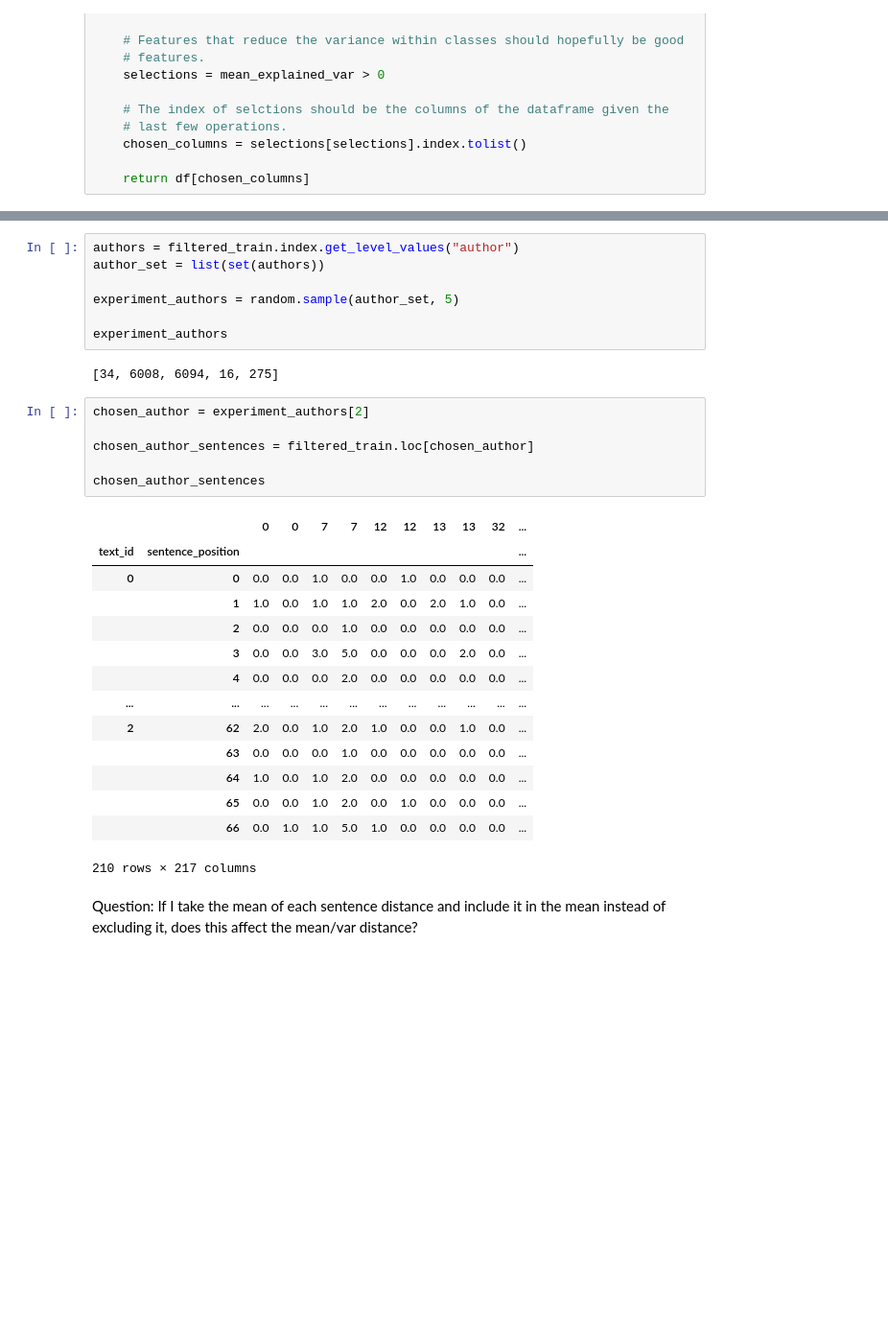
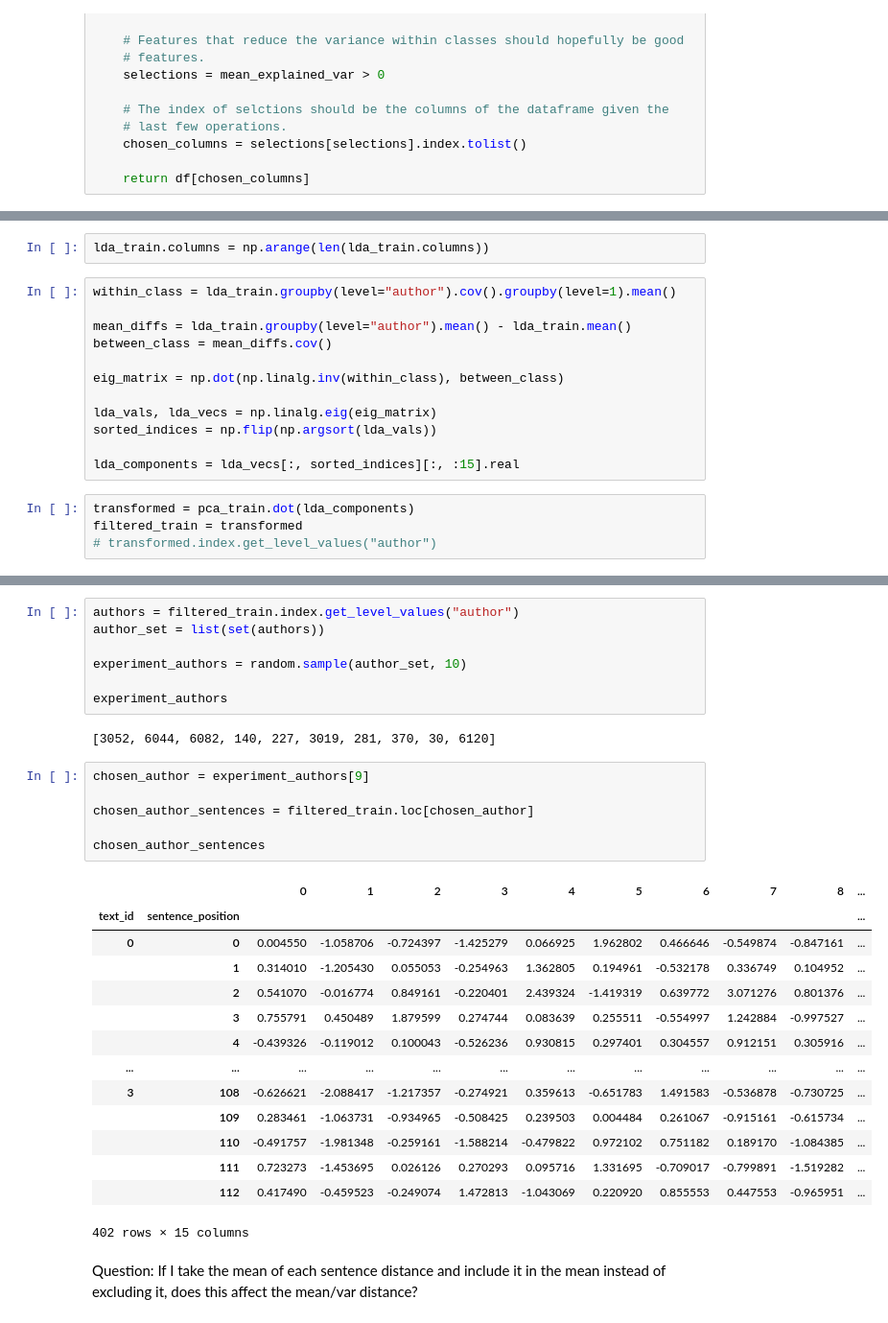
Before and after one commit to EngineeringForever2018/Senior-Project, a Jupyter notebook: notebooks/develop/2021-04-08-gc-custom_thresholds.ipynb, the cells around one changed output, grey strips where cells are left out. Shown at 96% size. Cells and saved outputs as stored; diff of their text form; blank space fills up the shorter version.

```diff
--- a/notebooks/develop/2021-04-08-gc-custom_thresholds.ipynb
+++ b/notebooks/develop/2021-04-08-gc-custom_thresholds.ipynb
@@ -76,0 +105,18 @@ filtered_train
+# %%
+lda_train.columns = np.arange(len(lda_train.columns))
+# %%
+within_class = lda_train.groupby(level="author").cov().groupby(level=1).mean()
+
+mean_diffs = lda_train.groupby(level="author").mean() - lda_train.mean()
+between_class = mean_diffs.cov()
+
+eig_matrix = np.dot(np.linalg.inv(within_class), between_class)
+
+lda_vals, lda_vecs = np.linalg.eig(eig_matrix)
+sorted_indices = np.flip(np.argsort(lda_vals))
+
+lda_components = lda_vecs[:, sorted_indices][:, :15].real
+# %%
+transformed = pca_train.dot(lda_components)
+filtered_train = transformed
+# transformed.index.get_level_values("author")
@@ -78,32 +140,32 @@ filtered_train
 authors = filtered_train.index.get_level_values("author")
 author_set = list(set(authors))
 
-experiment_authors = random.sample(author_set, 5)
+experiment_authors = random.sample(author_set, 10)
 
 experiment_authors
 # %% [output]
-[34, 6008, 6094, 16, 275]
+[3052, 6044, 6082, 140, 227, 3019, 281, 370, 30, 6120]
 # %%
-chosen_author = experiment_authors[2]
+chosen_author = experiment_authors[9]
 
 chosen_author_sentences = filtered_train.loc[chosen_author]
 
 chosen_author_sentences
 # %% [output]
-|  |  | 0 | 0 | 7 | 7 | 12 | 12 | 13 | 13 | 32 | ... |
+|  |  | 0 | 1 | 2 | 3 | 4 | 5 | 6 | 7 | 8 | ... |
 | text_id | sentence_position |  |  |  |  |  |  |  |  |  | ... |
-| 0 | 0 | 0.0 | 0.0 | 1.0 | 0.0 | 0.0 | 1.0 | 0.0 | 0.0 | 0.0 | ... |
-|  | 1 | 1.0 | 0.0 | 1.0 | 1.0 | 2.0 | 0.0 | 2.0 | 1.0 | 0.0 | ... |
-|  | 2 | 0.0 | 0.0 | 0.0 | 1.0 | 0.0 | 0.0 | 0.0 | 0.0 | 0.0 | ... |
-|  | 3 | 0.0 | 0.0 | 3.0 | 5.0 | 0.0 | 0.0 | 0.0 | 2.0 | 0.0 | ... |
-|  | 4 | 0.0 | 0.0 | 0.0 | 2.0 | 0.0 | 0.0 | 0.0 | 0.0 | 0.0 | ... |
+| 0 | 0 | 0.004550 | -1.058706 | -0.724397 | -1.425279 | 0.066925 | 1.962802 | 0.466646 | -0.549874 | -0.847161 | ... |
+|  | 1 | 0.314010 | -1.205430 | 0.055053 | -0.254963 | 1.362805 | 0.194961 | -0.532178 | 0.336749 | 0.104952 | ... |
+|  | 2 | 0.541070 | -0.016774 | 0.849161 | -0.220401 | 2.439324 | -1.419319 | 0.639772 | 3.071276 | 0.801376 | ... |
+|  | 3 | 0.755791 | 0.450489 | 1.879599 | 0.274744 | 0.083639 | 0.255511 | -0.554997 | 1.242884 | -0.997527 | ... |
+|  | 4 | -0.439326 | -0.119012 | 0.100043 | -0.526236 | 0.930815 | 0.297401 | 0.304557 | 0.912151 | 0.305916 | ... |
 | ... | ... | ... | ... | ... | ... | ... | ... | ... | ... | ... | ... |
-| 2 | 62 | 2.0 | 0.0 | 1.0 | 2.0 | 1.0 | 0.0 | 0.0 | 1.0 | 0.0 | ... |
-|  | 63 | 0.0 | 0.0 | 0.0 | 1.0 | 0.0 | 0.0 | 0.0 | 0.0 | 0.0 | ... |
-|  | 64 | 1.0 | 0.0 | 1.0 | 2.0 | 0.0 | 0.0 | 0.0 | 0.0 | 0.0 | ... |
-|  | 65 | 0.0 | 0.0 | 1.0 | 2.0 | 0.0 | 1.0 | 0.0 | 0.0 | 0.0 | ... |
-|  | 66 | 0.0 | 1.0 | 1.0 | 5.0 | 1.0 | 0.0 | 0.0 | 0.0 | 0.0 | ... |
+| 3 | 108 | -0.626621 | -2.088417 | -1.217357 | -0.274921 | 0.359613 | -0.651783 | 1.491583 | -0.536878 | -0.730725 | ... |
+|  | 109 | 0.283461 | -1.063731 | -0.934965 | -0.508425 | 0.239503 | 0.004484 | 0.261067 | -0.915161 | -0.615734 | ... |
+|  | 110 | -0.491757 | -1.981348 | -0.259161 | -1.588214 | -0.479822 | 0.972102 | 0.751182 | 0.189170 | -1.084385 | ... |
+|  | 111 | 0.723273 | -1.453695 | 0.026126 | 0.270293 | 0.095716 | 1.331695 | -0.709017 | -0.799891 | -1.519282 | ... |
+|  | 112 | 0.417490 | -0.459523 | -0.249074 | 1.472813 | -1.043069 | 0.220920 | 0.855553 | 0.447553 | -0.965951 | ... |
-210 rows × 217 columns
+402 rows × 15 columns
 # %% [markdown]
 Question: If I take the mean of each sentence distance and include it in the mean instead of excluding it, does this affect the mean/var distance?
 # %%
```
Also changed, not shown: parts of 10 cells of this notebook, 32 other files.
